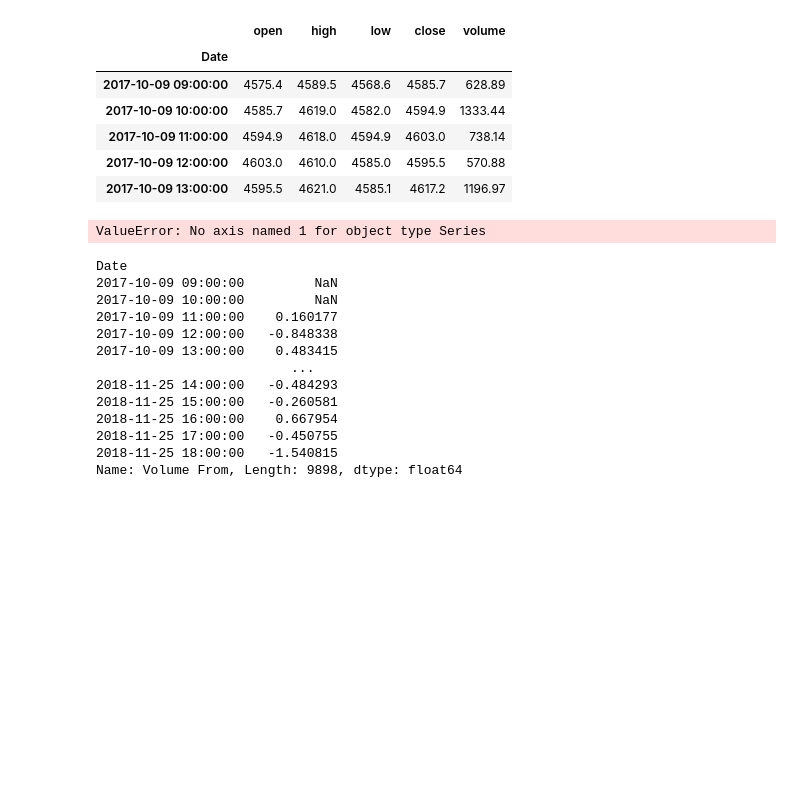
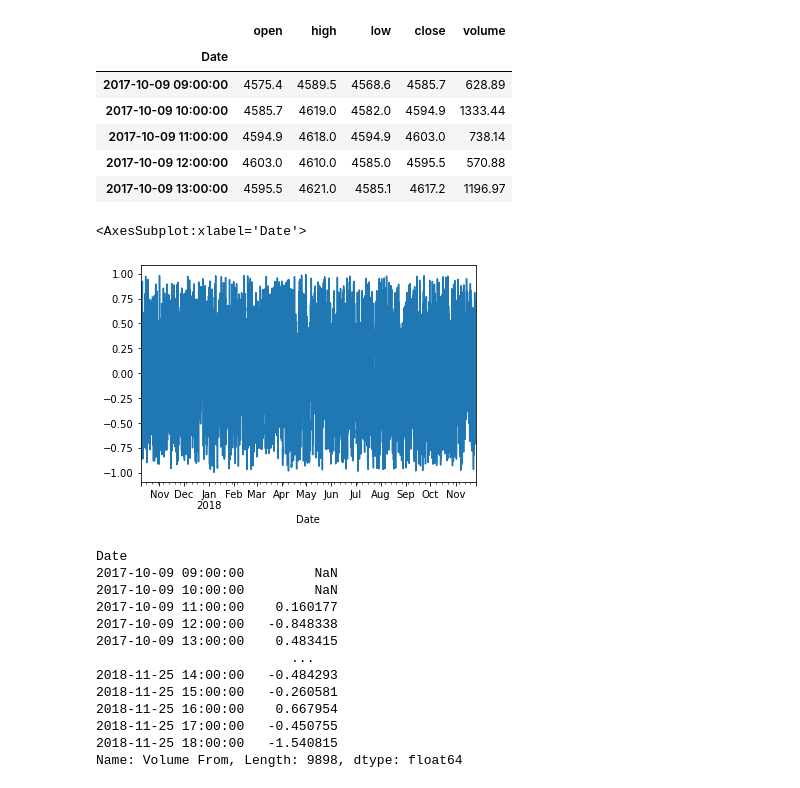
Before and after one commit to jaNGOB/101Alphas, a Jupyter notebook: tests.ipynb, the cells around one changed output. Drawn from its saved outputs; the diff is of its cells as text; code cells hidden in the pictures; blank space fills up the shorter version.

```diff
--- a/tests.ipynb
+++ b/tests.ipynb
@@ -21,9 +21,10 @@ btc.head()
 | 2017-10-09 12:00:00 | 4603.0 | 4610.0 | 4585.0 | 4595.5 | 570.88 |
 | 2017-10-09 13:00:00 | 4595.5 | 4621.0 | 4585.1 | 4617.2 | 1196.97 |
 # %%
-fg.alpha002(btc)
+fg.alpha002(btc).plot()
 # %% [output]
-ValueError: No axis named 1 for object type Series
+<AxesSubplot:xlabel='Date'>
+[figure, added]
 # %%
 u.delta(np.log(btc['Volume From']), 2)
 # %% [output]
```
Also changed, not shown: 1 other file.
